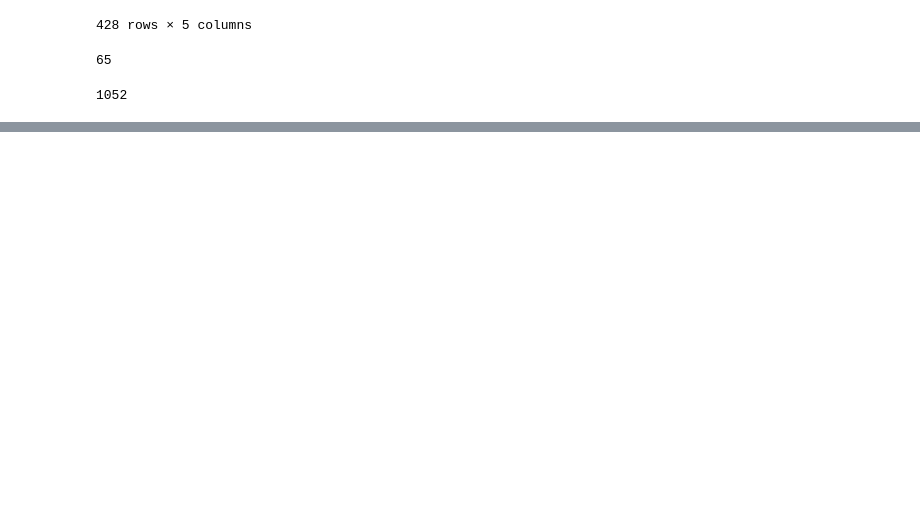
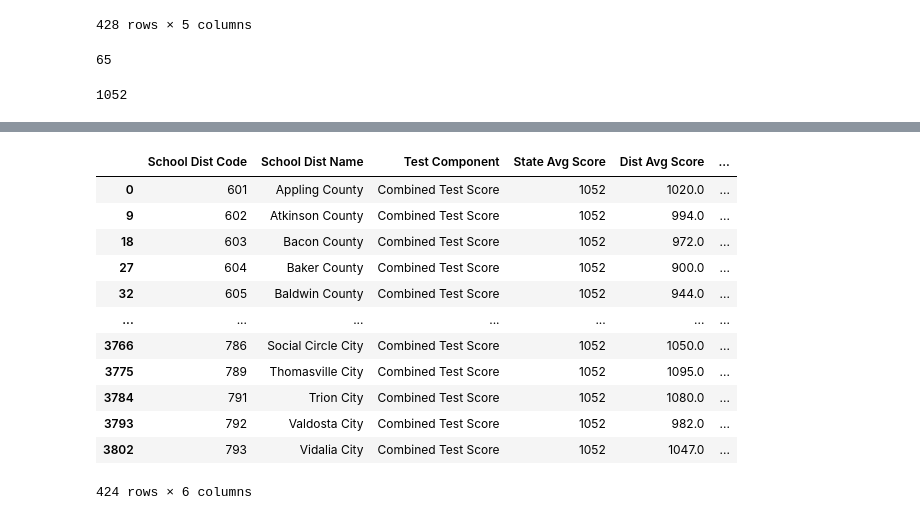
Before and after one commit to Johnny-Boy-SQL/The_Six_Aces_Project_1, a Jupyter notebook: data/raw_data/SAT_Scores_2018/Clean SAT Data.ipynb, the cells around one changed output, grey strips where cells are left out. Drawn from its saved outputs; the diff is of its cells as text; code cells hidden in the pictures; blank space fills up the shorter version.

```diff
--- a/data/raw_data/SAT_Scores_2018/Clean SAT Data.ipynb
+++ b/data/raw_data/SAT_Scores_2018/Clean SAT Data.ipynb
@@ -133,0 +148,24 @@ See the caveats in the documentation: https://pandas.pydata.org/pandas-docs/stab
+# %%
+# df.rename(columns={"A": "a", "B": "c"})
+cleaner_data_SAT = cleaner_data_SAT.rename(columns =
+                        {"SCHOOL_DISTRCT_CD": "School Dist Code",
+                         "SCHOOL_DSTRCT_NM": "School Dist Name",
+                         "TEST_CMPNT_TYP_CD": "Test Component",
+                         "STATE_AVG_SCORE_VAL": "State Avg Score",
+                         "DSTRCT_AVG_SCORE_VAL": "Dist Avg Score"
+                        })
+cleaner_data_SAT
+# %% [output]
+|  | School Dist Code | School Dist Name | Test Component | State Avg Score | Dist Avg Score | ... |
+| 0 | 601 | Appling County | Combined Test Score | 1052 | 1020.0 | ... |
+| 9 | 602 | Atkinson County | Combined Test Score | 1052 | 994.0 | ... |
+| 18 | 603 | Bacon County | Combined Test Score | 1052 | 972.0 | ... |
+| 27 | 604 | Baker County | Combined Test Score | 1052 | 900.0 | ... |
+| 32 | 605 | Baldwin County | Combined Test Score | 1052 | 944.0 | ... |
+| ... | ... | ... | ... | ... | ... | ... |
+| 3766 | 786 | Social Circle City | Combined Test Score | 1052 | 1050.0 | ... |
+| 3775 | 789 | Thomasville City | Combined Test Score | 1052 | 1095.0 | ... |
+| 3784 | 791 | Trion City | Combined Test Score | 1052 | 1080.0 | ... |
+| 3793 | 792 | Valdosta City | Combined Test Score | 1052 | 982.0 | ... |
+| 3802 | 793 | Vidalia City | Combined Test Score | 1052 | 1047.0 | ... |
+424 rows × 6 columns
```
Also changed, not shown: parts of 3 cells of this notebook, 1 other file.
